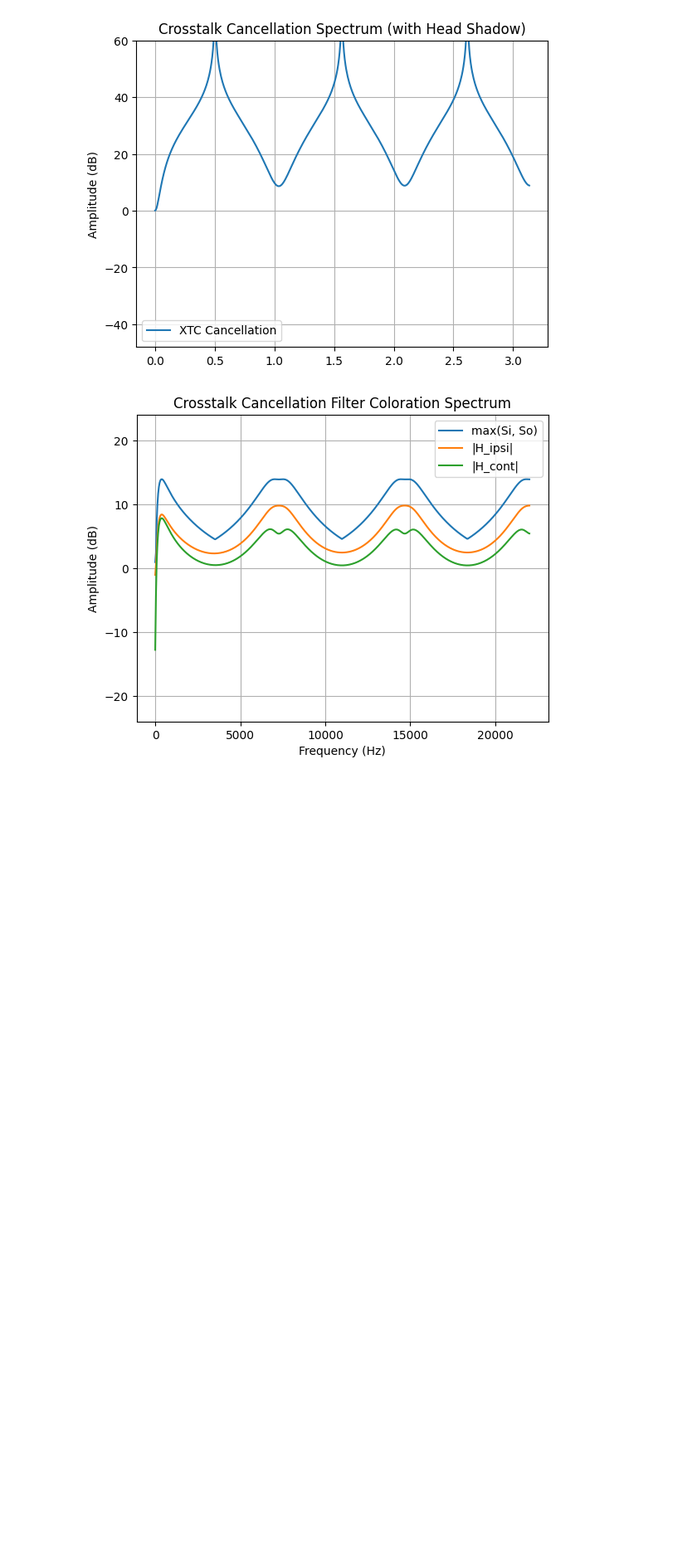
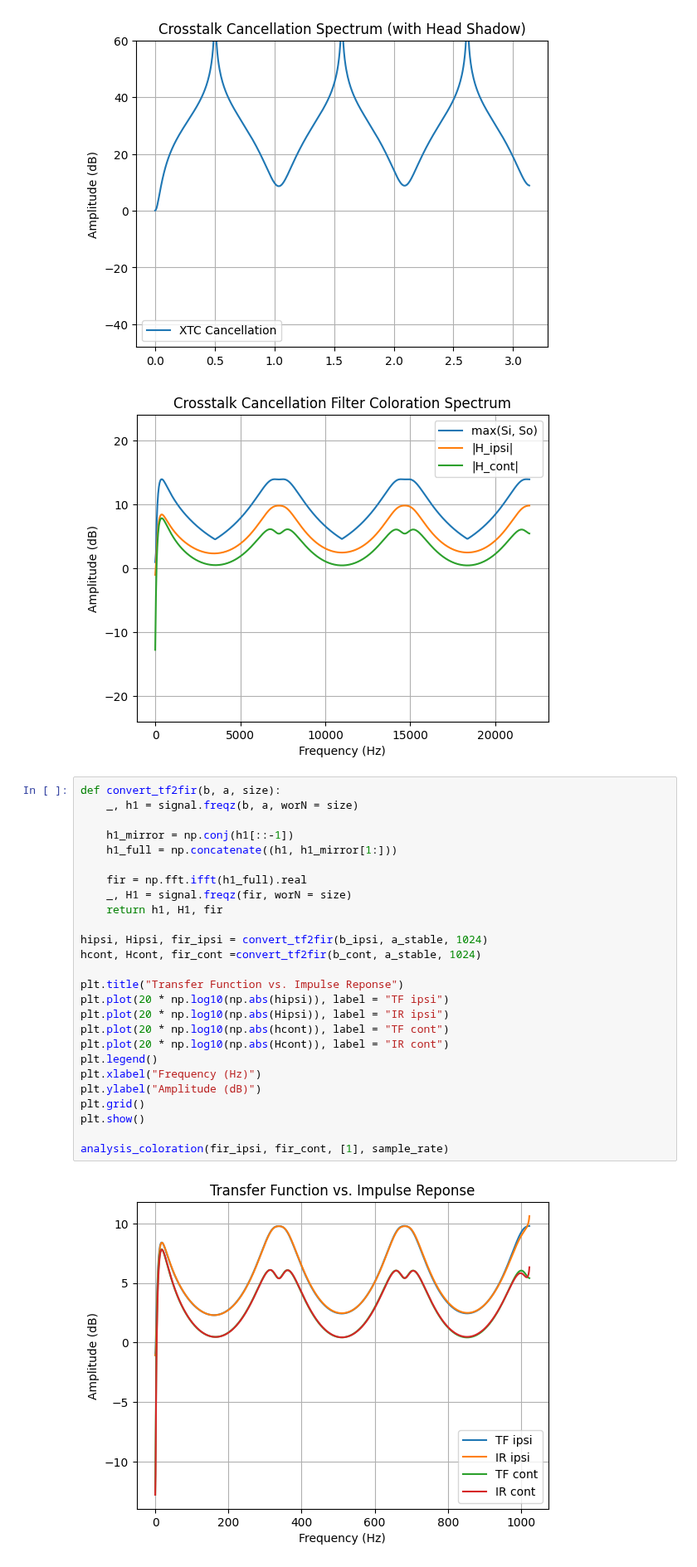
Before and after one commit to kweiwen/pitki, a Jupyter notebook: hrtf/IIR Implementation.ipynb, the cells around one changed output. Shown at 83% size. Saved outputs shown, nothing was run; the diff lists cells and outputs as text; blank space fills up the shorter version.

```diff
--- a/hrtf/IIR Implementation.ipynb
+++ b/hrtf/IIR Implementation.ipynb
@@ -563,3 +565,31 @@ analysis_coloration(b_ipsi, b_cont, a_stable, sample_rate)
 [figure]
 [figure]
 [figure]
+# %%
+def convert_tf2fir(b, a, size):
+    _, h1 = signal.freqz(b, a, worN = size)
+
+    h1_mirror = np.conj(h1[::-1])
+    h1_full = np.concatenate((h1, h1_mirror[1:]))
+
+    fir = np.fft.ifft(h1_full).real
+    _, H1 = signal.freqz(fir, worN = size)
+    return h1, H1, fir
+
+hipsi, Hipsi, fir_ipsi = convert_tf2fir(b_ipsi, a_stable, 1024)
+hcont, Hcont, fir_cont =convert_tf2fir(b_cont, a_stable, 1024)
+
+plt.title("Transfer Function vs. Impulse Reponse")
+plt.plot(20 * np.log10(np.abs(hipsi)), label = "TF ipsi")
+plt.plot(20 * np.log10(np.abs(Hipsi)), label = "IR ipsi")
+plt.plot(20 * np.log10(np.abs(hcont)), label = "TF cont")
+plt.plot(20 * np.log10(np.abs(Hcont)), label = "IR cont")
+plt.legend()
+plt.xlabel("Frequency (Hz)")
+plt.ylabel("Amplitude (dB)")
+plt.grid()
+plt.show()
+
+analysis_coloration(fir_ipsi, fir_cont, [1], sample_rate)
+# %% [output]
+[figure, added]
```
Also changed, not shown: parts of 3 cells of this notebook.
